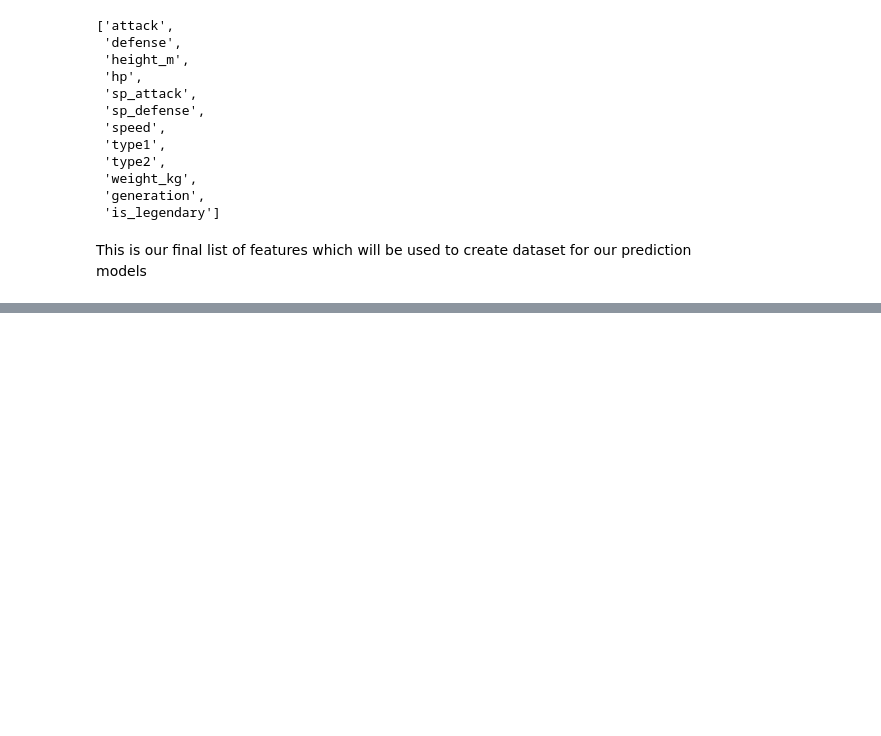
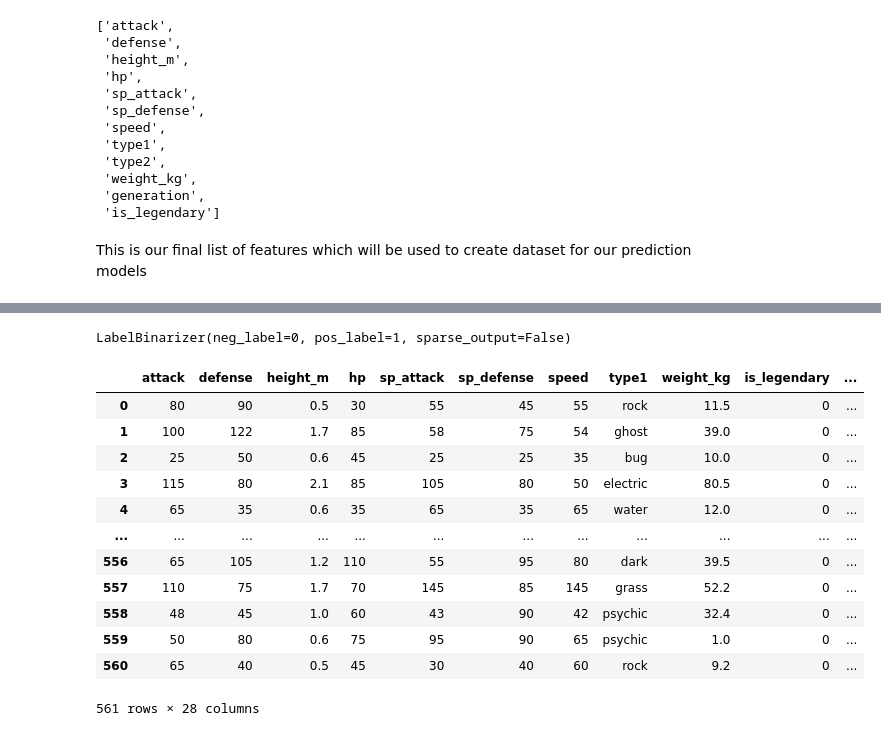
Before and after one commit to darszam/WhatMakesPokemonLegendary, a Jupyter notebook: WhatMakesPokemonLegendary.ipynb, the cells around one changed output, grey strips where cells are left out. Saved outputs shown, nothing was run; the diff lists cells and outputs as text; code cells hidden in the pictures; blank space fills up the shorter version.

```diff
--- a/WhatMakesPokemonLegendary.ipynb
+++ b/WhatMakesPokemonLegendary.ipynb
@@ -797,0 +962,2 @@ This is our final list of features which will be used to create dataset for our
+# %%
+training_dataset['weight_kg'].fillna(training_dataset['weight_kg'].mean(), inplace=True)
@@ -797,0 +1002,27 @@ This is our final list of features which will be used to create dataset for our
+# %%
+from sklearn.preprocessing import LabelBinarizer
+label_binarizer = LabelBinarizer()
+# %%
+label_binarizer.fit(training_dataset['type1'])
+# %% [output]
+LabelBinarizer(neg_label=0, pos_label=1, sparse_output=False)
+# %%
+encoded_training_dataset = training_dataset.join(pd.DataFrame(label_binarizer.transform(training_dataset["type1"]),
+                          columns=label_binarizer.classes_,
+                          index=training_dataset.index))
+# %%
+encoded_training_dataset
+# %% [output]
+|  | attack | defense | height_m | hp | sp_attack | sp_defense | speed | type1 | weight_kg | is_legendary | ... |
+| 0 | 80 | 90 | 0.5 | 30 | 55 | 45 | 55 | rock | 11.5 | 0 | ... |
+| 1 | 100 | 122 | 1.7 | 85 | 58 | 75 | 54 | ghost | 39.0 | 0 | ... |
+| 2 | 25 | 50 | 0.6 | 45 | 25 | 25 | 35 | bug | 10.0 | 0 | ... |
+| 3 | 115 | 80 | 2.1 | 85 | 105 | 80 | 50 | electric | 80.5 | 0 | ... |
+| 4 | 65 | 35 | 0.6 | 35 | 65 | 35 | 65 | water | 12.0 | 0 | ... |
+| ... | ... | ... | ... | ... | ... | ... | ... | ... | ... | ... | ... |
+| 556 | 65 | 105 | 1.2 | 110 | 55 | 95 | 80 | dark | 39.5 | 0 | ... |
+| 557 | 110 | 75 | 1.7 | 70 | 145 | 85 | 145 | grass | 52.2 | 0 | ... |
+| 558 | 48 | 45 | 1.0 | 60 | 43 | 90 | 42 | psychic | 32.4 | 0 | ... |
+| 559 | 50 | 80 | 0.6 | 75 | 95 | 90 | 65 | psychic | 1.0 | 0 | ... |
+| 560 | 65 | 40 | 0.5 | 45 | 30 | 40 | 60 | rock | 9.2 | 0 | ... |
+561 rows × 28 columns
```
Also changed, not shown: parts of 79 cells of this notebook.
